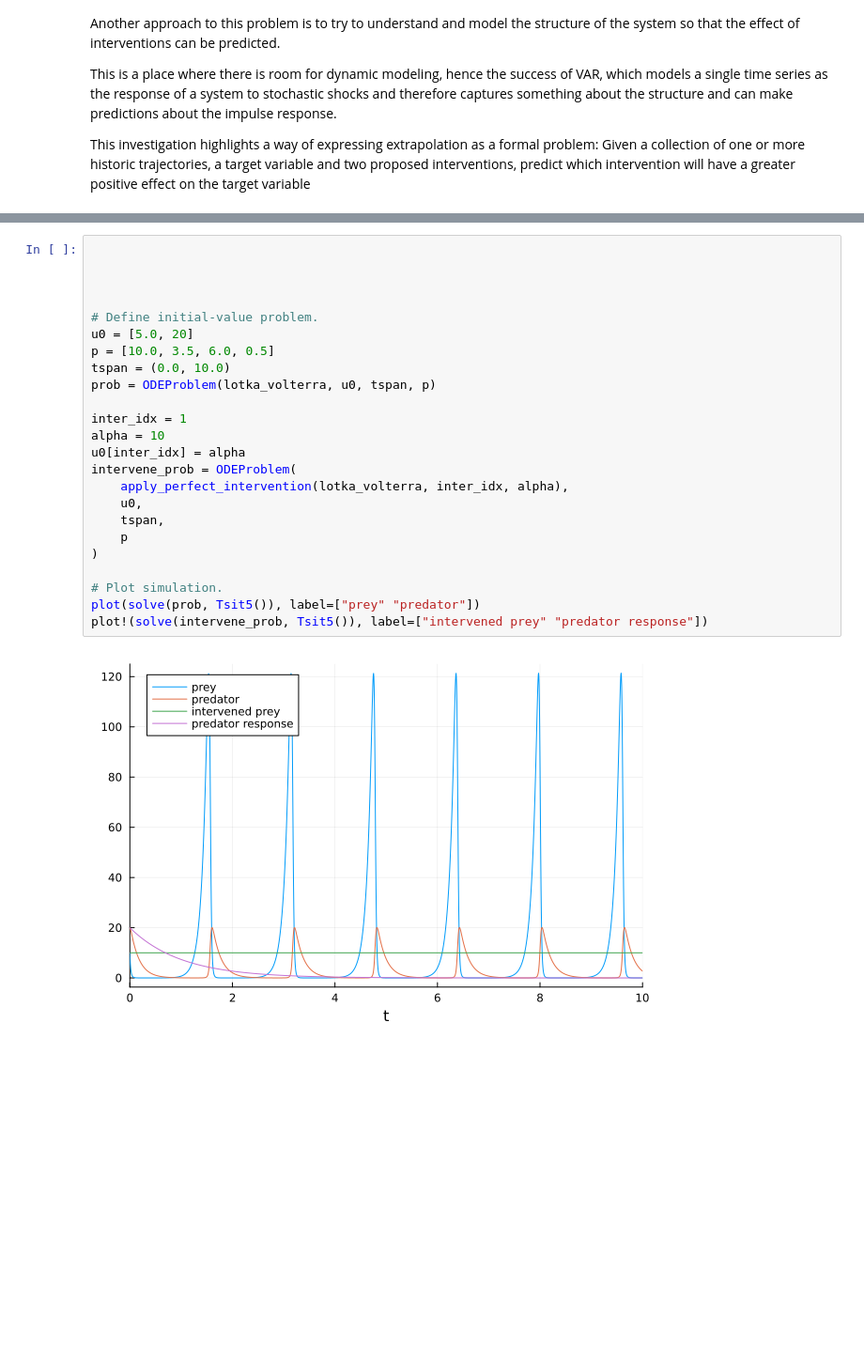
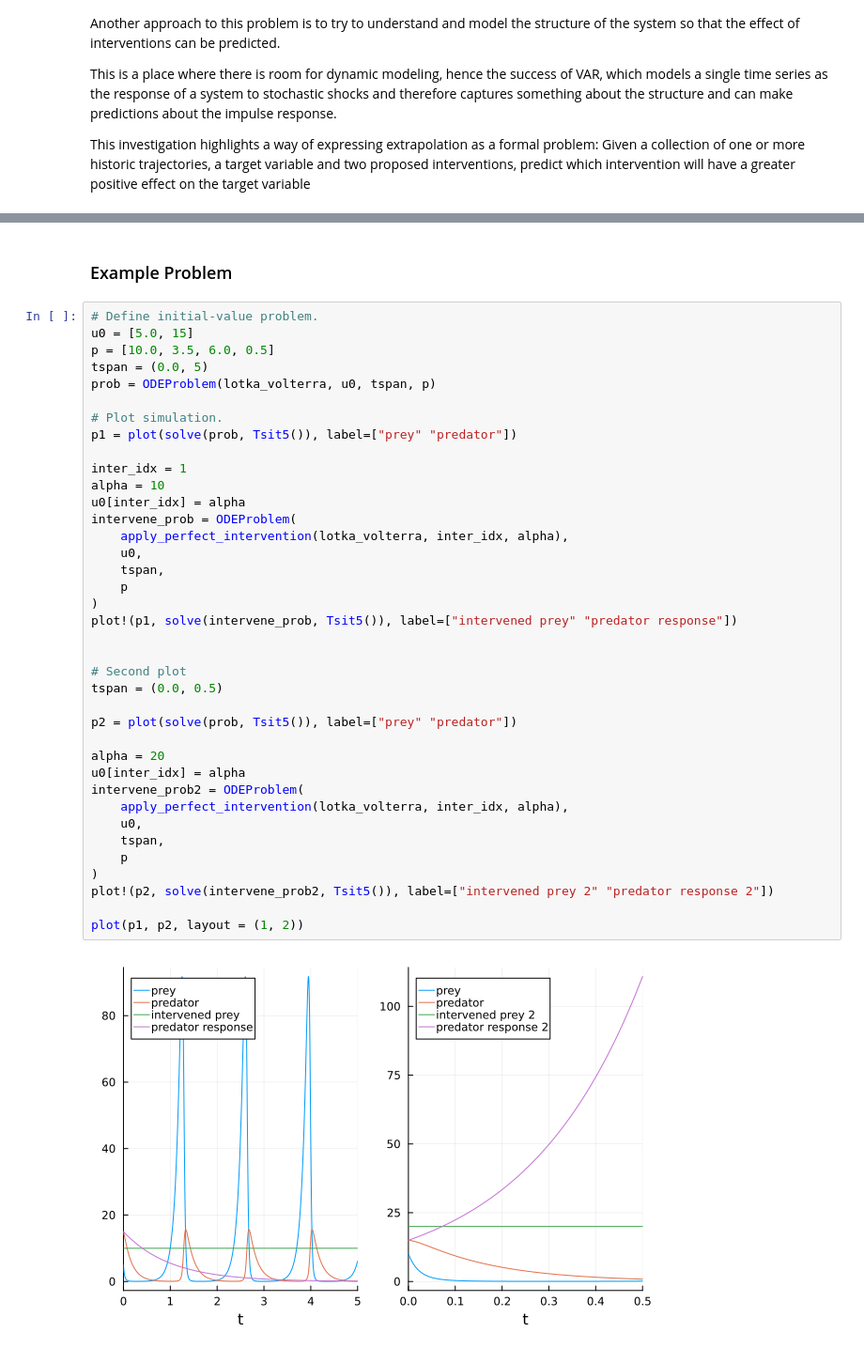
Before and after one commit to djpasseyjr/graphinference, a Jupyter notebook: Notebooks/Jupyter/CausalityAndVAR.ipynb, the cells around one changed output, grey strips where cells are left out. Shown at 94% size. Saved outputs shown, nothing was run; the diff lists cells and outputs as text; blank space fills up the shorter version.

```diff
--- a/Notebooks/Jupyter/CausalityAndVAR.ipynb
+++ b/Notebooks/Jupyter/CausalityAndVAR.ipynb
@@ -556,26 +571,42 @@ Intervention Function |    2      2  5.7s
+# %% [markdown]
+### Example Problem
 # %%
+# Define initial-value problem.
+u0 = [5.0, 15]
+p = [10.0, 3.5, 6.0, 0.5]
+tspan = (0.0, 5)
+prob = ODEProblem(lotka_volterra, u0, tspan, p)
 
-
-
-
-# Define initial-value problem.
-u0 = [5.0, 20]
-p = [10.0, 3.5, 6.0, 0.5]
-tspan = (0.0, 10.0)
-prob = ODEProblem(lotka_volterra, u0, tspan, p)
+# Plot simulation.
+p1 = plot(solve(prob, Tsit5()), label=["prey" "predator"])
 
 inter_idx = 1
 alpha = 10
 u0[inter_idx] = alpha
 intervene_prob = ODEProblem(
     apply_perfect_intervention(lotka_volterra, inter_idx, alpha),
     u0,
     tspan,
     p
 )
+plot!(p1, solve(intervene_prob, Tsit5()), label=["intervened prey" "predator response"])
 
-# Plot simulation.
-plot(solve(prob, Tsit5()), label=["prey" "predator"])
-plot!(solve(intervene_prob, Tsit5()), label=["intervened prey" "predator response"])
+
+# Second plot
+tspan = (0.0, 0.5)
+
+p2 = plot(solve(prob, Tsit5()), label=["prey" "predator"])
+
+alpha = 20
+u0[inter_idx] = alpha
+intervene_prob2 = ODEProblem(
+    apply_perfect_intervention(lotka_volterra, inter_idx, alpha),
+    u0,
+    tspan,
+    p
+)
+plot!(p2, solve(intervene_prob2, Tsit5()), label=["intervened prey 2" "predator response 2"])
+
+plot(p1, p2, layout = (1, 2))
 # %% [output]
-[figure, old version]
+[figure, new version]
```
Also changed, not shown: parts of 11 cells of this notebook, 1 other file.
